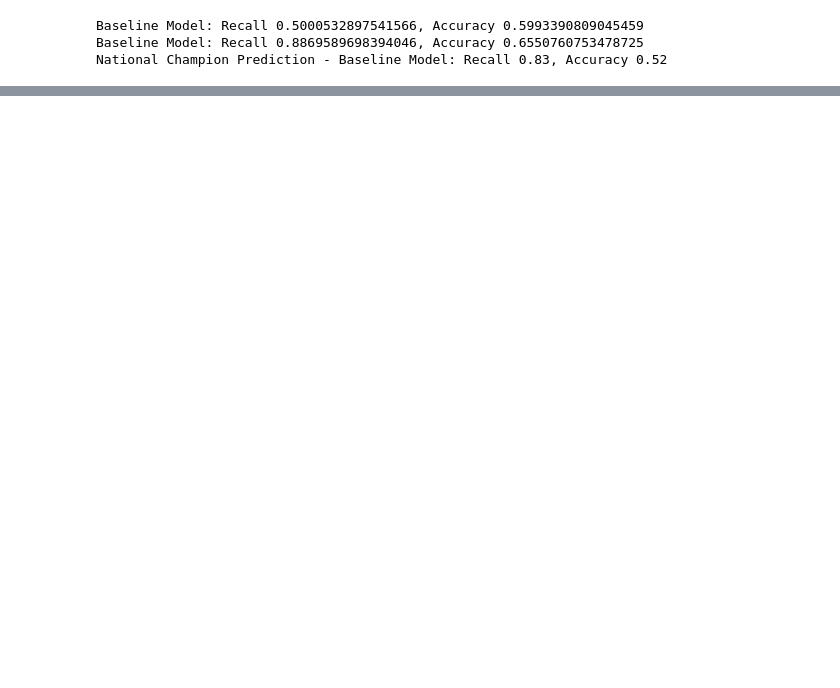
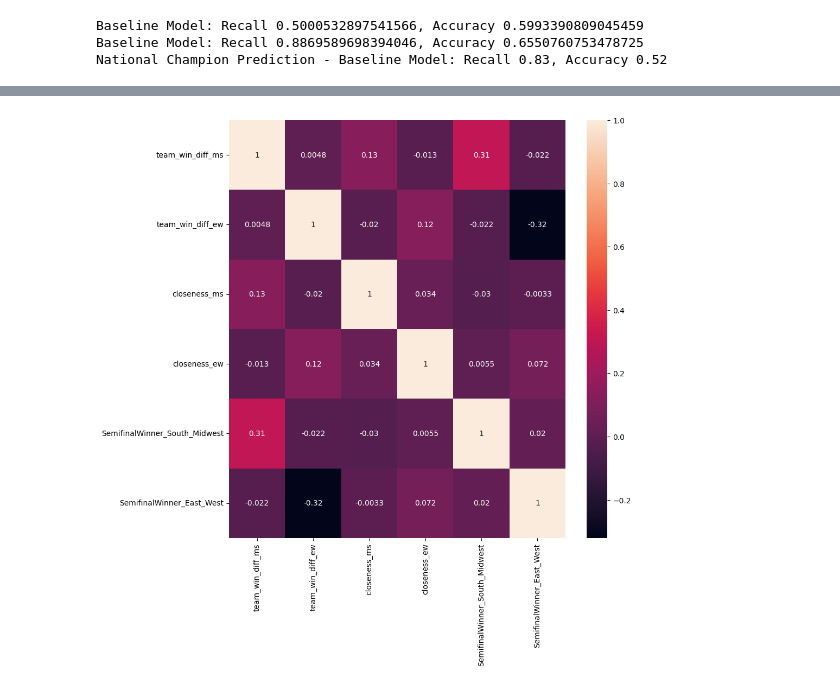
Before and after one commit to LittleMac24/ccac-competion, a Jupyter notebook: eda.ipynb, the cells around one changed output, grey strips where cells are left out. Cells and saved outputs as stored; diff of their text form; code cells hidden in the pictures; blank space fills up the shorter version.

Commit message:
New Additions to model and added baseline

```diff
--- a/eda.ipynb
+++ b/eda.ipynb
@@ -397,0 +488,32 @@ National Champion Prediction - Baseline Model: Recall 0.83, Accuracy 0.52
+# %%
+nat_champ_model_1_df = nat_champ_basic_df = pd.DataFrame({
+    "ew_pred_win_%": model_1_df["e_win_%"].where(y_model_1_ew == 1, model_1_df["w_win_%"]), #Return The Win Percentage of the winning team 1 = East, 0 = West
+    "ms_pred_win_%": model_1_df["m_win_%"].where(y_model_1_ms == 1, model_1_df["s_win_%"]), #Return The Win Percentage of the winning team 1 = Midwest, 0 = South
+    'ew_lat': classic2_df['E_InstitutionLatitude'].where(y_model_1_ew == 1, classic2_df['W_InstitutionLatitude']),
+    'ew_lon':classic2_df['E_InstitutionLongitude'].where(y_model_1_ew == 1, classic2_df['W_InstitutionLongitude']),
+    'ms_lat': classic2_df['M_InstitutionLatitude'].where(y_model_1_ms == 1, classic2_df['S_InstitutionLatitude']),
+    'ms_lon': classic2_df['M_InstitutionLongitude'].where(y_model_1_ms == 1, classic2_df['S_InstitutionLongitude']),
+    "actual_nat_champ": (classic2_df['NationalChampion'] == classic2_df["SemifinalWinner_East_West"]).astype(int)  # Create a Binary column where 1 = EW Champ, 0 = SM Champ
+})
+
+
+
+nat_champ_model_1_df['team_win_diff_nat'] =  nat_champ_model_1_df['ew_pred_win_%'] - nat_champ_model_1_df['ms_pred_win_%']
+
+
+nat_champ_model_1_df['closeness_nat'] = closeness(userlat=classic2_df['CustomerPostalCodeLatitude'],
+                                userlon=classic2_df['CustomerPostalCodeLongitude'],
+                                team1lat= nat_champ_model_1_df['ew_lat'],
+                                team1lon = nat_champ_model_1_df['ew_lon'],
+                                team2lat= nat_champ_model_1_df['ms_lat'],
+                                team2lon= nat_champ_model_1_df['ms_lon'])
+
+# nat_champ_model_1_df
+
+X_model_1_nat = nat_champ_model_1_df.loc[:, ['team_win_diff_nat','closeness_nat']]
+y_model_1_nat = nat_champ_model_1_df['actual_nat_champ']
+
+X_train, X_test, y_train, y_test = train_test_split(X_model_1_nat, y_model_1_nat, train_size=.2, random_state=24)
+
+log_reg_nat = LogisticRegressionCV(cv=5, scoring='recall', n_jobs=-1, refit=False, random_state=24)
+log_reg_nat.fit(X_train, y_train)
@@ -397,0 +610,12 @@ National Champion Prediction - Baseline Model: Recall 0.83, Accuracy 0.52
+# %%
+'''Evaluation of Metrics'''
+# %pip install openpyxl
+corr = model_1_df.loc[:, ['team_win_diff_ms','team_win_diff_ew','closeness_ms', 'closeness_ew','SemifinalWinner_South_Midwest', 'SemifinalWinner_East_West']].corr()
+
+# corr.to_excel('~/Desktop/output.xlsx', index=False)
+
+plt.figure(figsize=(10,10))
+sns.heatmap(corr, annot=True)
+plt.show()
+# %% [output]
+[figure, added]
```
Also changed, not shown: parts of 29 cells of this notebook, 1 other file.
